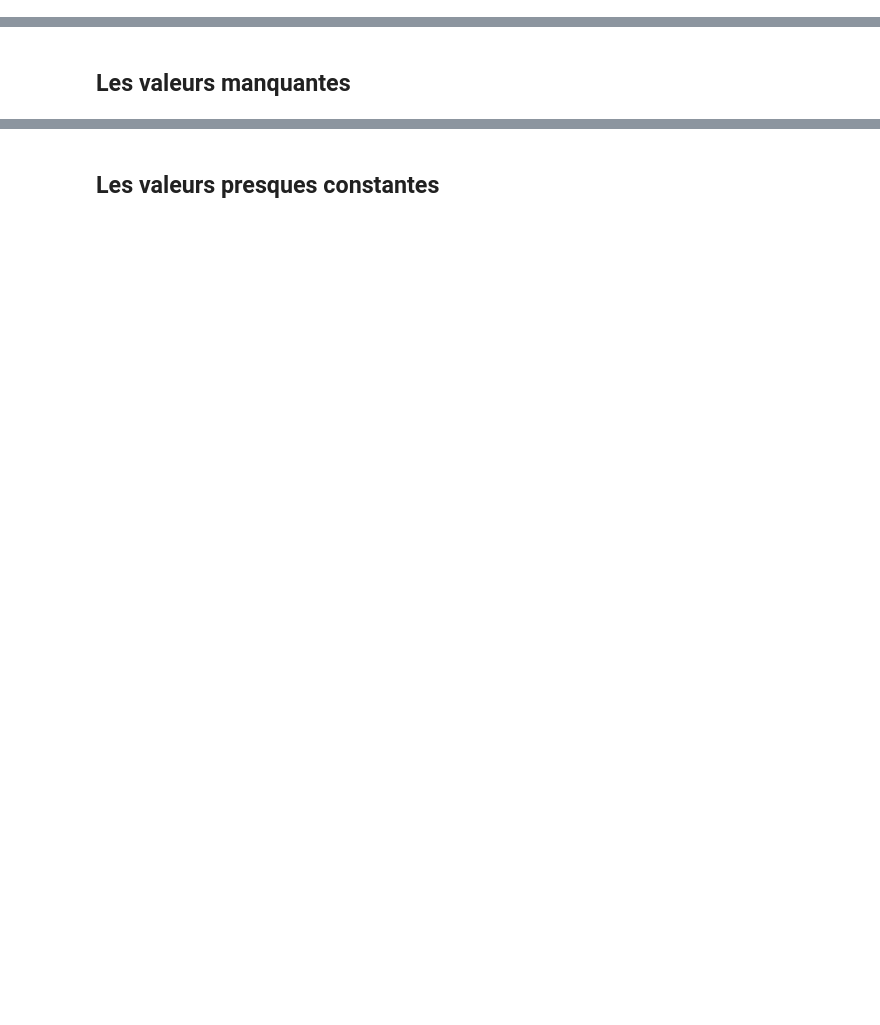
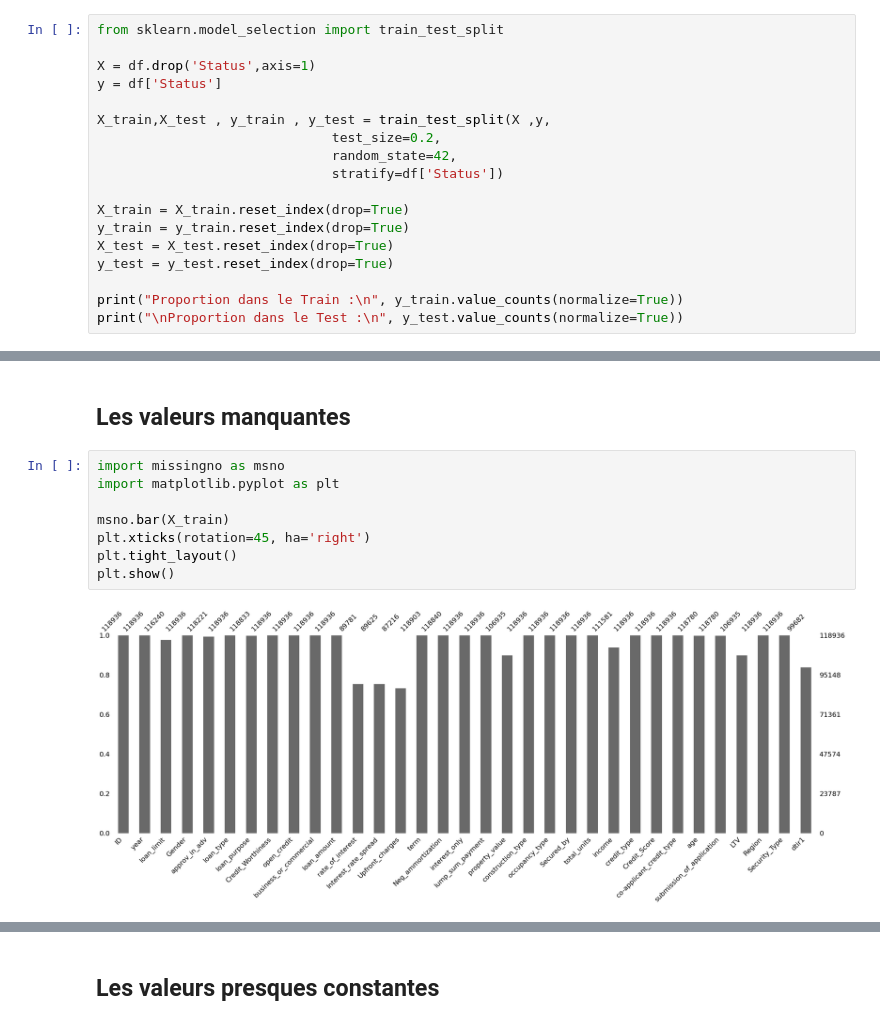
Before and after one commit to Wissem-Sahli-Engineer/CreditGuard-ML-Scoring, a Jupyter notebook: main.ipynb, the cells around one changed output, grey strips where cells are left out. Drawn from its saved outputs; the diff is of its cells as text; blank space fills up the shorter version.

```diff
--- a/main.ipynb
+++ b/main.ipynb
@@ -129,0 +142,18 @@ df = df.drop_duplicates()
+# %%
+from sklearn.model_selection import train_test_split
+
+X = df.drop('Status',axis=1)
+y = df['Status']
+
+X_train,X_test , y_train , y_test = train_test_split(X ,y,
+                              test_size=0.2,
+                              random_state=42,
+                              stratify=df['Status'])
+
+X_train = X_train.reset_index(drop=True)
+y_train = y_train.reset_index(drop=True)
+X_test = X_test.reset_index(drop=True)
+y_test = y_test.reset_index(drop=True)
+
+print("Proportion dans le Train :\n", y_train.value_counts(normalize=True))
+print("\nProportion dans le Test :\n", y_test.value_counts(normalize=True))
@@ -130,5 +172,15 @@ df = df.drop_duplicates()
 # %% [markdown]
 ## Les valeurs manquantes
+# %%
+import missingno as msno
+import matplotlib.pyplot as plt
+
+msno.bar(X_train)
+plt.xticks(rotation=45, ha='right')
+plt.tight_layout()
+plt.show()
+# %% [output]
+[figure, added]
 # %%
 print('Pourcentage des valeurs manquantes par colonnes : \n')
 
```
Also changed, not shown: parts of 44 cells of this notebook, 2 other files.
